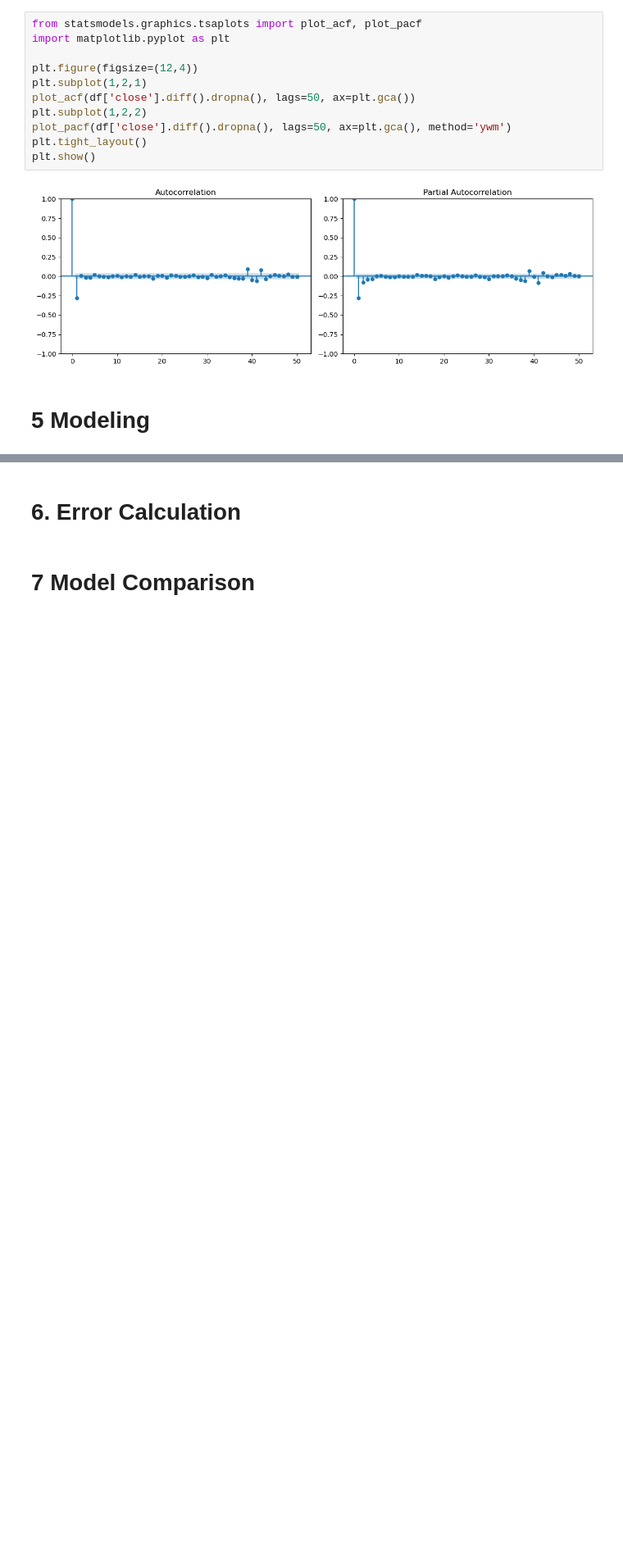
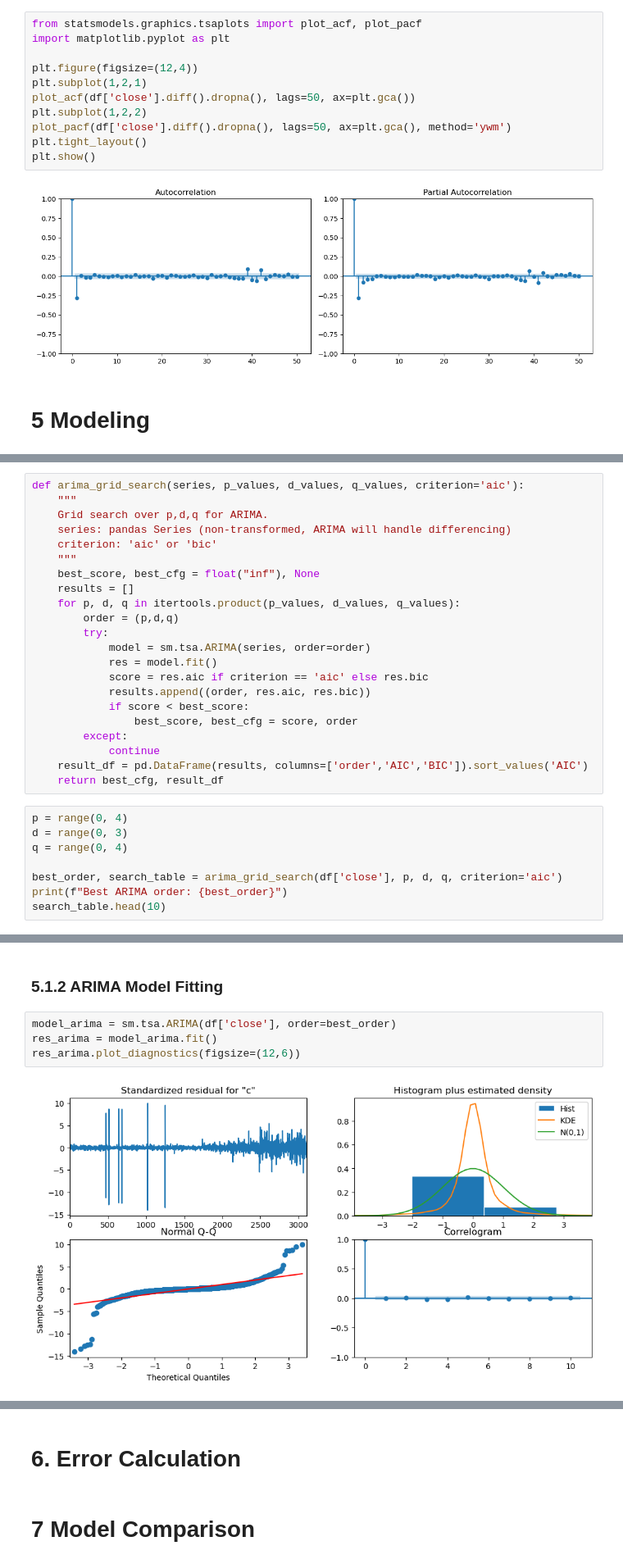
Before and after one commit to MamunurRahmanMoon/Stock_Price_Prediction_Time_Series_Forecasting, a Jupyter notebook: Time_Series_Forecastig_StockPrices_byMamunurRahmanMoon.ipynb, the cells around one changed output, grey strips where cells are left out. Shown at 82% size. Drawn from its saved outputs; the diff is of its cells as text; blank space fills up the shorter version.

Commit message:
ARIMA Forecasting

```diff
--- a/Time_Series_Forecastig_StockPrices_byMamunurRahmanMoon.ipynb
+++ b/Time_Series_Forecastig_StockPrices_byMamunurRahmanMoon.ipynb
@@ -258,0 +266,30 @@ plt.show()
+# %%
+def arima_grid_search(series, p_values, d_values, q_values, criterion='aic'):
+    """
+    Grid search over p,d,q for ARIMA.
+    series: pandas Series (non-transformed, ARIMA will handle differencing)
+    criterion: 'aic' or 'bic'
+    """
+    best_score, best_cfg = float("inf"), None
+    results = []
+    for p, d, q in itertools.product(p_values, d_values, q_values):
+        order = (p,d,q)
+        try:
+            model = sm.tsa.ARIMA(series, order=order)
+            res = model.fit()
+            score = res.aic if criterion == 'aic' else res.bic
+            results.append((order, res.aic, res.bic))
+            if score < best_score:
+                best_score, best_cfg = score, order
+        except:
+            continue
+    result_df = pd.DataFrame(results, columns=['order','AIC','BIC']).sort_values('AIC')
+    return best_cfg, result_df
+# %%
+p = range(0, 4)
+d = range(0, 3)
+q = range(0, 4)
+
+best_order, search_table = arima_grid_search(df['close'], p, d, q, criterion='aic')
+print(f"Best ARIMA order: {best_order}")
+search_table.head(10)
@@ -258,0 +309,8 @@ plt.show()
+# %% [markdown]
+### 5.1.2 ARIMA Model Fitting
+# %%
+model_arima = sm.tsa.ARIMA(df['close'], order=best_order)
+res_arima = model_arima.fit()
+res_arima.plot_diagnostics(figsize=(12,6))
+# %% [output]
+[figure, added]
```
Also changed, not shown: parts of 9 cells of this notebook.
